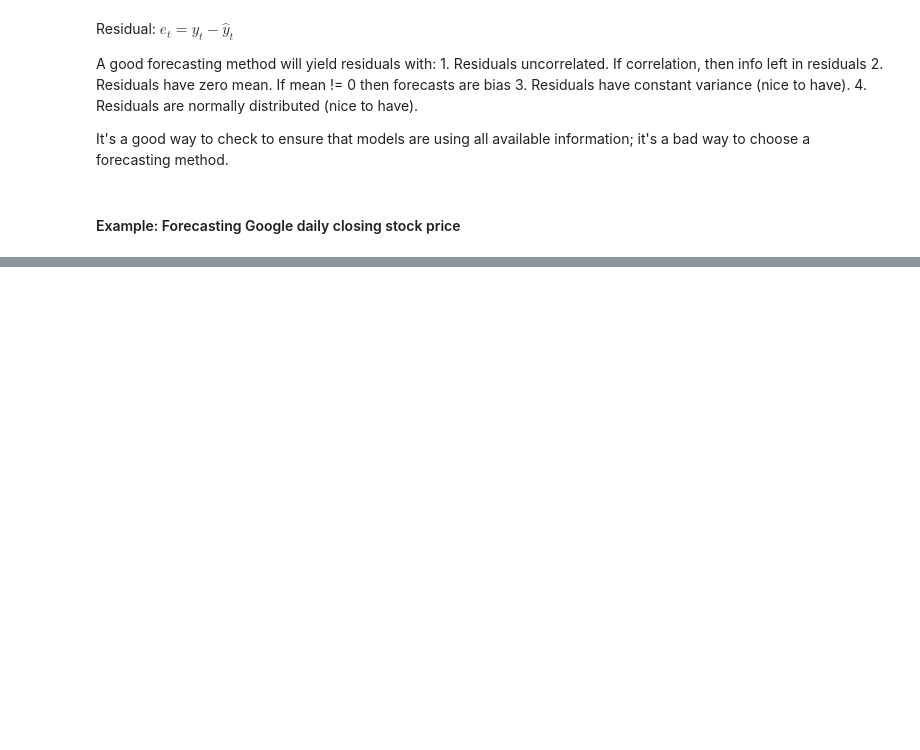
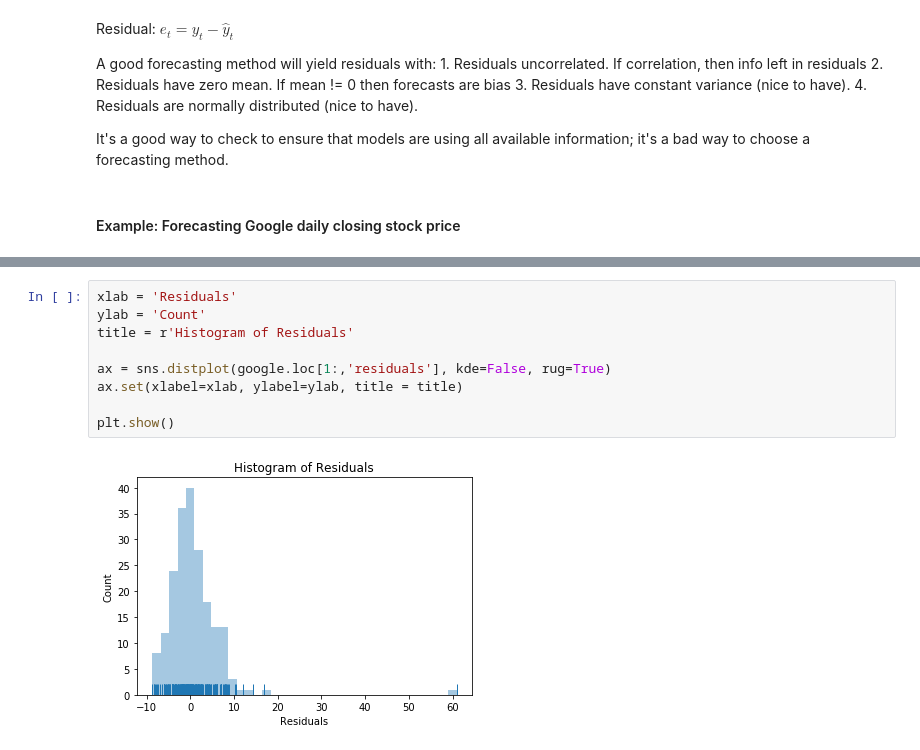
Before and after one commit to robahall/tswalkthrough, a Jupyter notebook: notebooks/2.0_rah_time_forecasters_toolbox.ipynb, the cells around one changed output, grey strips where cells are left out. Drawn from its saved outputs; the diff is of its cells as text; blank space fills up the shorter version.

```diff
--- a/notebooks/2.0_rah_time_forecasters_toolbox.ipynb
+++ b/notebooks/2.0_rah_time_forecasters_toolbox.ipynb
@@ -304,0 +364,11 @@ It's a good way to check to ensure that models are using all available informati
+# %%
+xlab = 'Residuals'
+ylab = 'Count'
+title = r'Histogram of Residuals'
+
+ax = sns.distplot(google.loc[1:,'residuals'], kde=False, rug=True)
+ax.set(xlabel=xlab, ylabel=ylab, title = title)
+
+plt.show()
+# %% [output]
+[figure, added]
```
Also changed, not shown: parts of 19 cells of this notebook.
